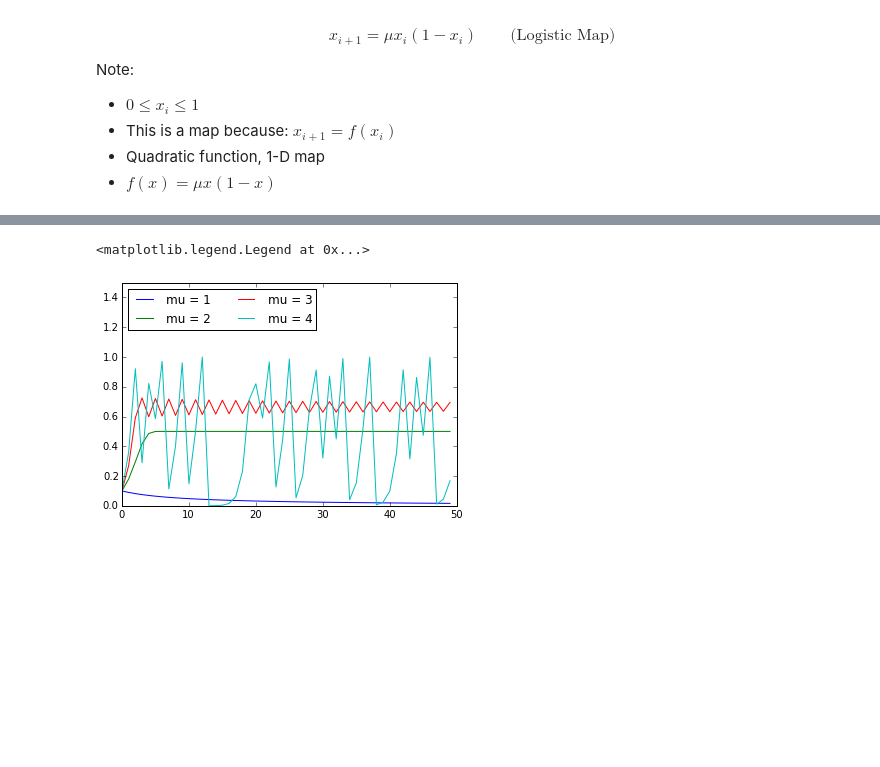
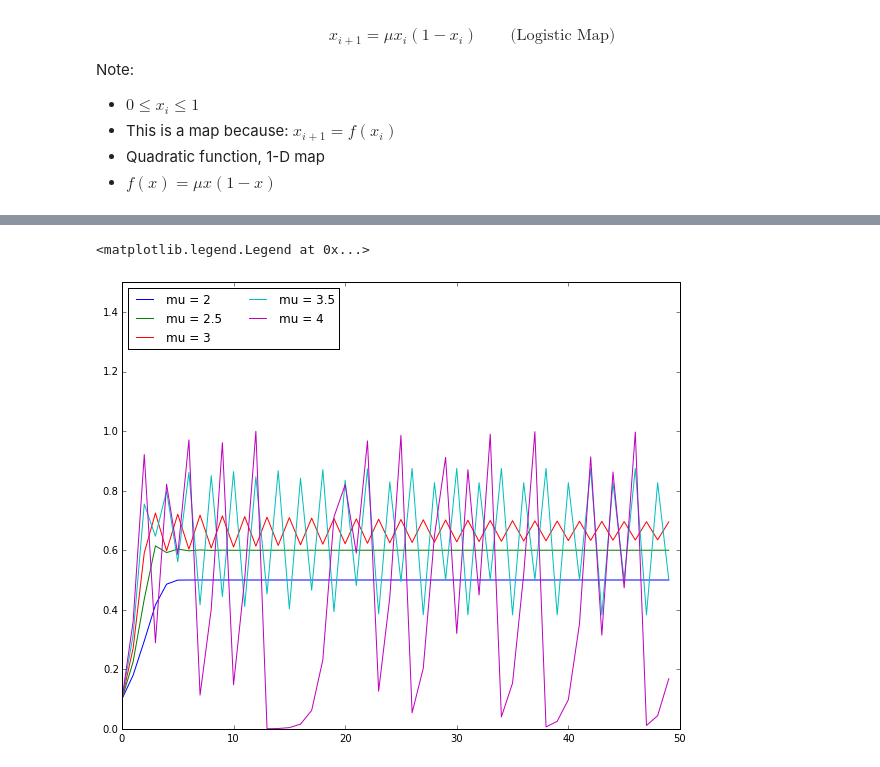
Before and after one commit to pitt1321/lectures, a Jupyter notebook: week_10/week_10.ipynb, the cells around one changed output, grey strips where cells are left out. Drawn from its saved outputs; the diff is of its cells as text; code cells hidden in the pictures; blank space fills up the shorter version.

Commit message:
Elaborate discussion of Logistics Map.

```diff
--- a/week_10/week_10.ipynb
+++ b/week_10/week_10.ipynb
@@ -169,3 +127,10 @@ def logistic_map(x0, mu, N):
 # %%
 %matplotlib inline
 import matplotlib.pyplot as plt
+# %%
+(x0, N) = (0.1, 25)
+x = logistic_map(x0=0.1, mu=2, N=N)
+plt.plot(x)
+plt.ylim(0,1)
+plt.xlabel('i')
+plt.ylabel('x')
@@ -171,0 +149,10 @@ import matplotlib.pyplot as plt
+# %%
+(x0, N) = (0.1, 25)
+for x0 in (0.1, 0.25, 0.4, 0.6, 0.75, 0.9):
+    x = logistic_map(x0=x0, mu=2, N=N)
+    plt.plot(x, label=r'$x_0=$%.2f' % x0)
+
+plt.ylim(0,1)
+plt.xlabel('i')
+plt.ylabel('x')
+plt.legend(ncol=2)
@@ -172,12 +168,13 @@ import matplotlib.pyplot as plt
 # %%
 (x0, mu, N) = (0.1, 2, 50)
-x = {}
-for mu in (1, 2, 3, 4):
-    x[mu] = logistic_map(x0=x0, mu=mu, N=N)
-    plt.plot(x[mu], label='mu = %g' % mu)
+
+plt.figure(figsize=(10,8))
+for mu in (2, 2.5, 3, 3.5, 4):
+    x = logistic_map(x0=x0, mu=mu, N=N)
+    plt.plot(x, label='mu = %g' % mu)
 
 plt.ylim(0,1.5)
 plt.legend(loc='upper left', ncol=2)
 # %% [output]
 <matplotlib.legend.Legend at 0x...>
-[figure, old version]
+[figure, new version]
```
Also changed, not shown: parts of 16 cells of this notebook.
